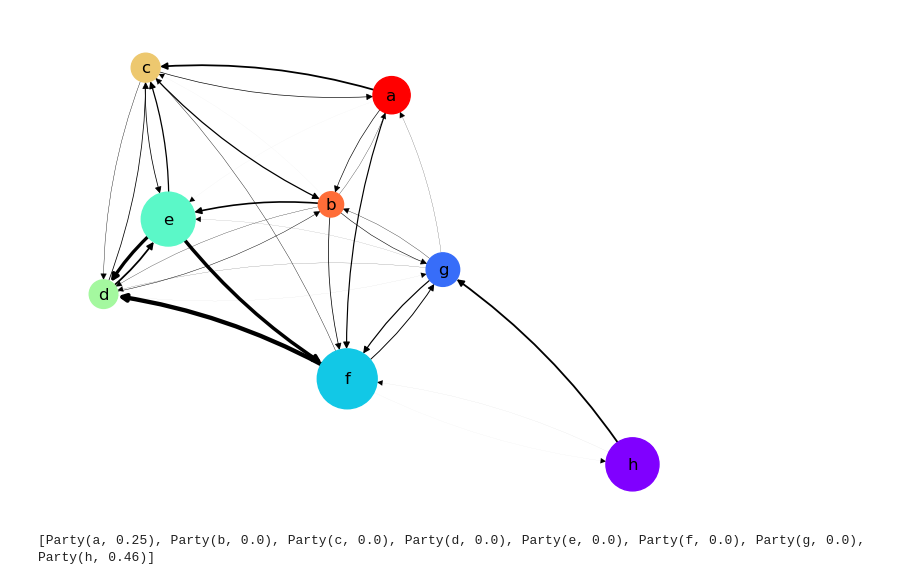
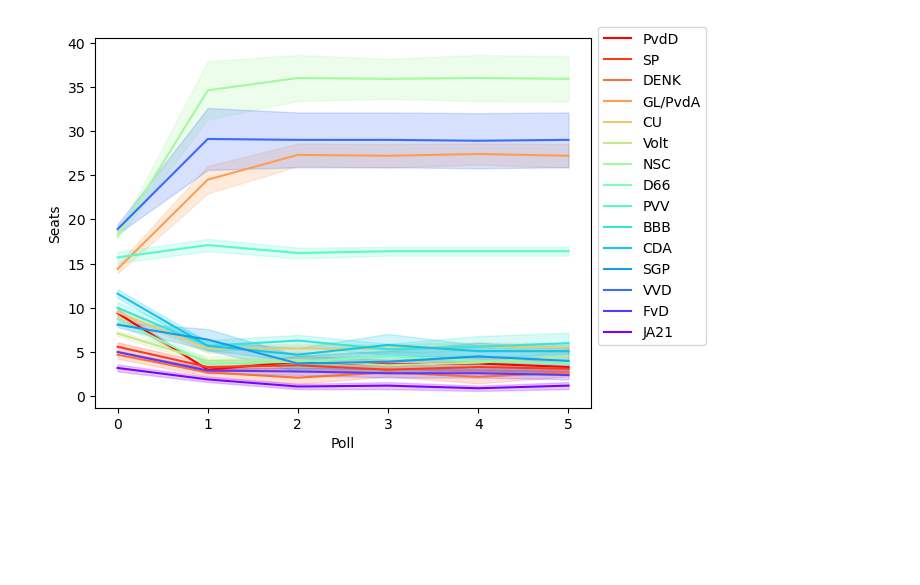
Before and after one commit to LisaEvO/COMSOC, a Jupyter notebook: test.ipynb, the cells around one changed output. Cells and saved outputs as stored; diff of their text form; code cells hidden in the pictures; blank space fills up the shorter version.

```diff
--- a/test.ipynb
+++ b/test.ipynb
@@ -68,4 +89,0 @@ plot_spectrum(voters, parties, pcmap=None)
-# %%
-untruthfullness = np.array([np.sum(np.abs(np.array(list(outcomes[0][p].values()))-np.array(list(outcomes[0][0].values())))) for p in range(NUM_POLLS)])/NUM_SEATS
-print(untruthfullness)
-plot_seats_multiple_runs(outcomes)
@@ -76,6 +89,0 @@ plot_seats_multiple_runs(outcomes)
-# %%
-plot_flow_graph(ExElection)
-print(parties)
-# %% [output]
-[figure, removed]
-[Party(a, 0.25), Party(b, 0.0), Party(c, 0.0), Party(d, 0.0), Party(e, 0.0), Party(f, 0.0), Party(g, 0.0), Party(h, 0.46)]
@@ -96,0 +90,5 @@ reach = [20 for i in range(num_parties)]
+# %%
+#plotting seats per party as function of the polls
+plot_seats_over_time(outcomes)
+# %% [output]
+[figure, added]
```
Also changed, not shown: parts of 16 cells of this notebook, 8 other files.
